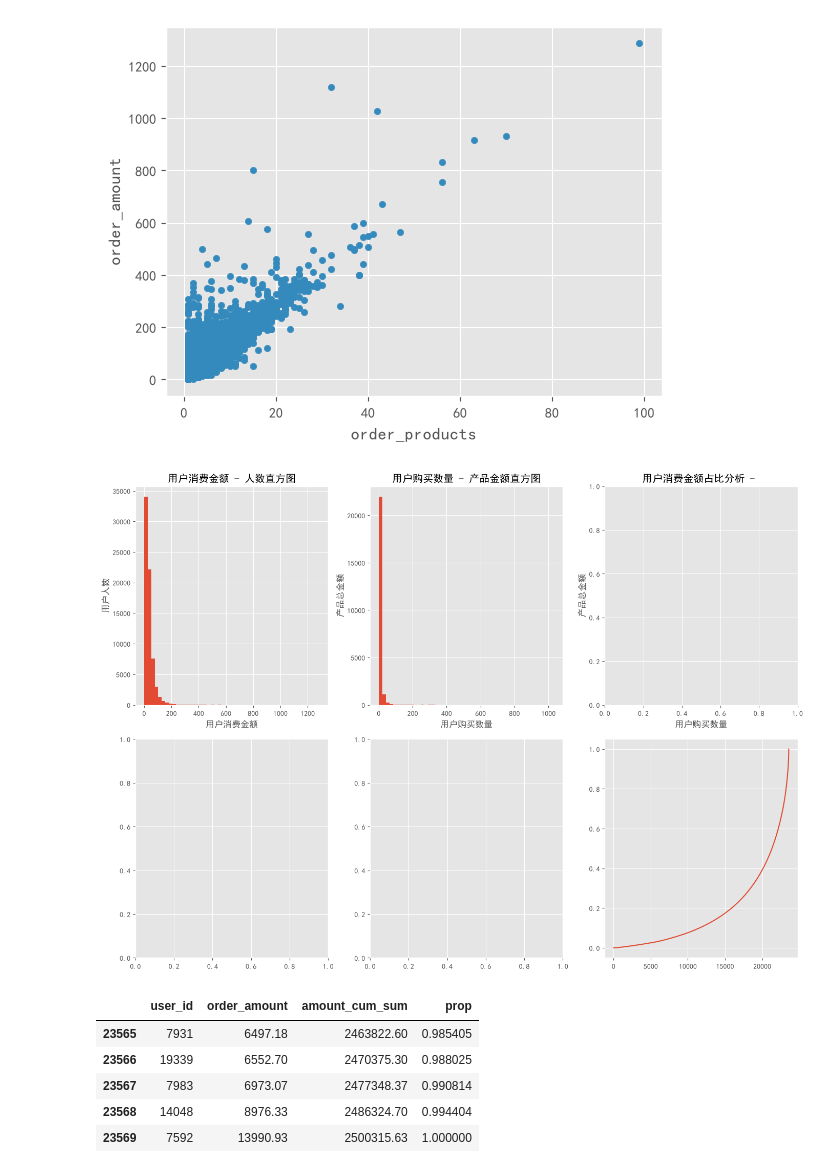
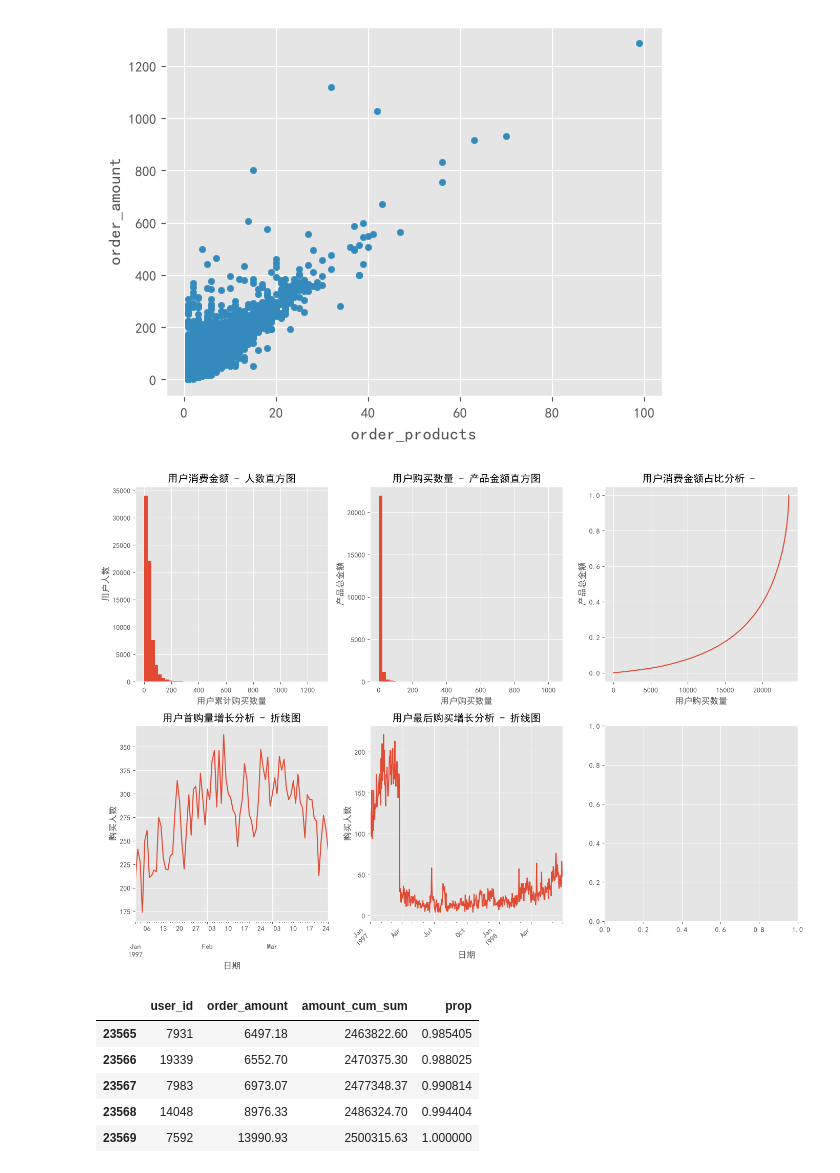
Before and after one commit to 1Zizhang/ecommerce-user-lifecycle-analysis, a Jupyter notebook: notebooks/01_eda_and_rfm_exploration.ipynb, the cells around one changed output. Saved outputs shown, nothing was run; the diff lists cells and outputs as text; code cells hidden in the pictures.

```diff
--- a/notebooks/01_eda_and_rfm_exploration.ipynb
+++ b/notebooks/01_eda_and_rfm_exploration.ipynb
@@ -63,31 +63,50 @@ df.plot(kind = 'scatter', x = 'order_products', y = 'order_amount')
 # %%
 # 定义画布
 fig, axes = plt.subplots(2, 3, figsize=(14, 10))
+# 图1
 ax = axes[0, 0]
 df['order_amount'].plot(kind='hist', ax=ax, bins=50)
-ax.set_xlabel('用户消费金额')
+ax.set_xlabel('用户累计购买数量')
 ax.set_ylabel('用户人数')
 ax.set_title('用户消费金额 - 人数直方图')
+# 图2
 ax = axes[0, 1]
 df.groupby(by=['user_id'])['order_products'].sum().plot(kind='hist', ax=ax, bins=50)
 ax.set_xlabel('用户购买数量')
 ax.set_ylabel('产品总金额')
 ax.set_title('用户购买数量 - 产品金额直方图')
+# 图3
 ax = axes[0, 2]
 user_cum_sum = df.groupby(by=['user_id'])['order_amount'].sum().sort_values(ascending=True).reset_index()
 user_cum_sum['amount_cum_sum'] = user_cum_sum['order_amount'].cumsum()
 amount_total = user_cum_sum['amount_cum_sum'].max()
 user_cum_sum['prop'] = user_cum_sum.apply(lambda x: x['amount_cum_sum'] / amount_total, axis=1)
-user_cum_sum['prop'].plot()
+user_cum_sum['prop'].plot(ax=ax)
 ax.set_xlabel('用户购买数量')
 ax.set_ylabel('产品总金额')
 ax.set_title('用户消费金额占比分析 - ')
+ax = axes[1, 0]
+# 图4用户首购时间
+first_series = df.groupby(by='user_id')['order_date'].min()
+daily_new_user = first_series.value_counts().sort_index()
+daily_new_user.plot(ax=ax)
+ax.set_xlabel('日期')
+ax.set_ylabel('购买人数')
+ax.set_title('用户首购量增长分析 - 折线图')
+# 图5用户首购时间
+ax = axes[1, 1]
+last_series = df.groupby(by='user_id')['order_date'].max()
+daily_old_user = last_series.value_counts().sort_index()
+daily_old_user.plot(ax=ax)
+ax.set_xlabel('日期')
+ax.set_ylabel('购买人数')
+ax.set_title('用户最后购买增长分析 - 折线图')
+plt.setp(ax.get_xticklabels(), rotation=45, ha='right')
 plt.tight_layout()
 plt.show()
 plt.close()
-user_cum_sum.tail()
 # %% [output]
-[figure, old version]
+[figure, new version]
 |  | user_id | order_amount | amount_cum_sum | prop |
 | 23565 | 7931 | 6497.18 | 2463822.60 | 0.985405 |
 | 23566 | 19339 | 6552.70 | 2470375.30 | 0.988025 |
```
Also changed, not shown: 1 other file.
